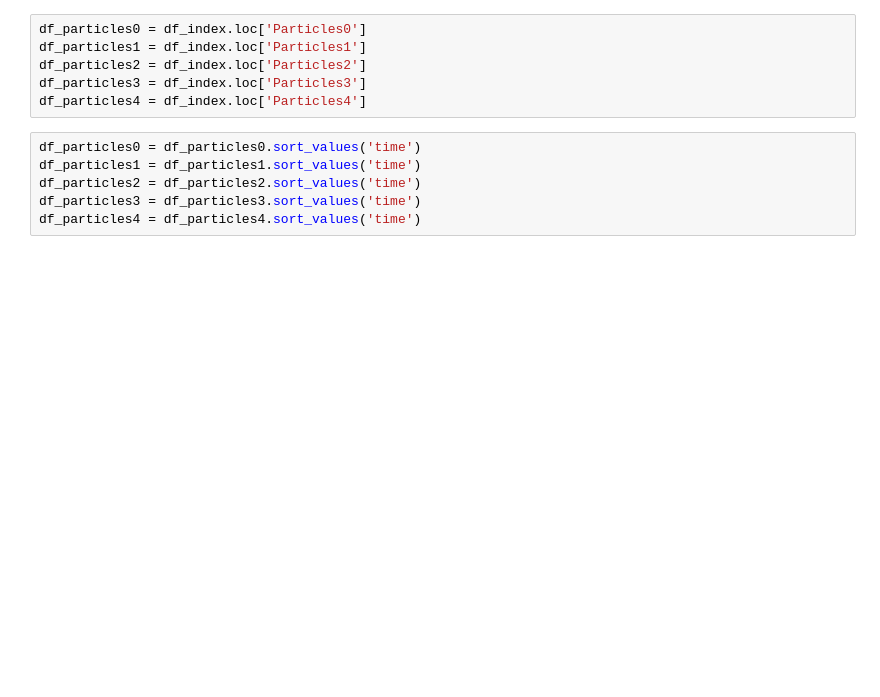
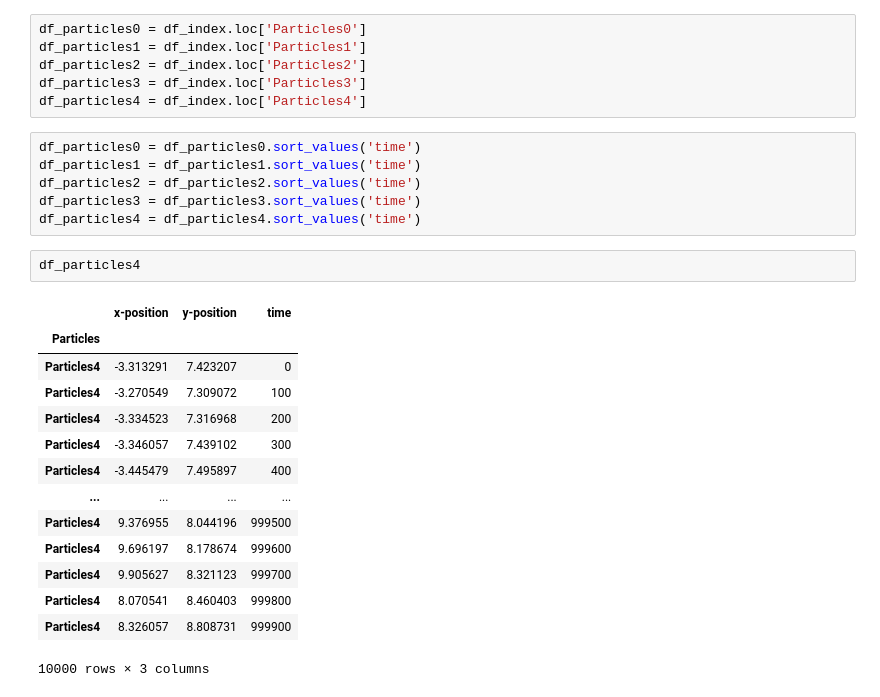
Before and after one commit to jvachier/Active_particles_confine_2D, a Jupyter notebook: src/2D_visualization.ipynb, the cells around one changed output. Drawn from its saved outputs; the diff is of its cells as text; blank space fills up the shorter version.

```diff
--- a/src/2D_visualization.ipynb
+++ b/src/2D_visualization.ipynb
@@ -76,6 +76,23 @@ df_particles1 = df_particles1.sort_values('time')
 df_particles2 = df_particles2.sort_values('time')
 df_particles3 = df_particles3.sort_values('time')
 df_particles4 = df_particles4.sort_values('time')
+# %%
+df_particles4
+# %% [output]
+|  | x-position | y-position | time |
+| Particles |  |  |  |
+| Particles4 | -3.313291 | 7.423207 | 0 |
+| Particles4 | -3.270549 | 7.309072 | 100 |
+| Particles4 | -3.334523 | 7.316968 | 200 |
+| Particles4 | -3.346057 | 7.439102 | 300 |
+| Particles4 | -3.445479 | 7.495897 | 400 |
+| ... | ... | ... | ... |
+| Particles4 | 9.376955 | 8.044196 | 999500 |
+| Particles4 | 9.696197 | 8.178674 | 999600 |
+| Particles4 | 9.905627 | 8.321123 | 999700 |
+| Particles4 | 8.070541 | 8.460403 | 999800 |
+| Particles4 | 8.326057 | 8.808731 | 999900 |
+10000 rows × 3 columns
 # %%
 # Video
 x_particles0 = df_particles0['x-position']
```
Also changed, not shown: parts of 6 cells of this notebook, 4 other files.
